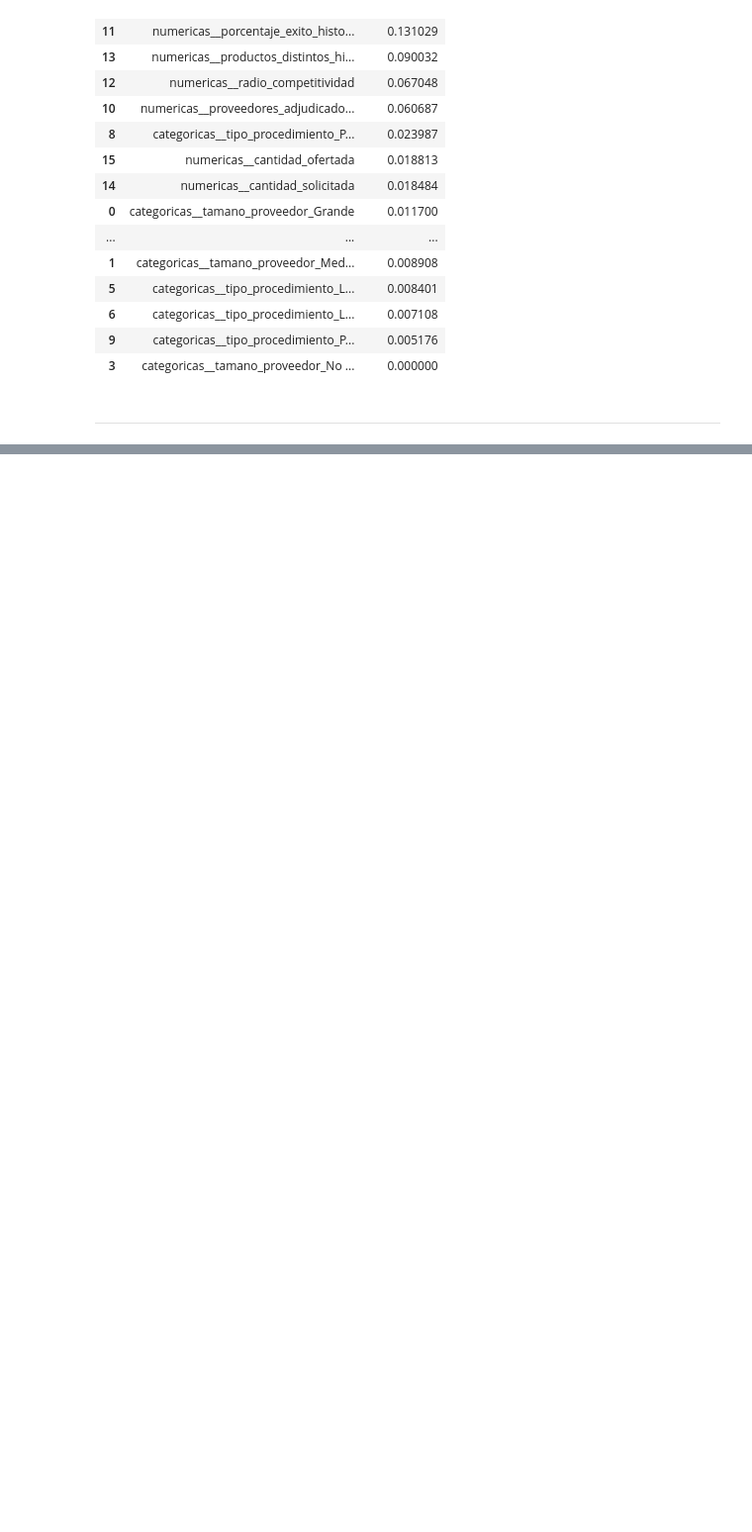
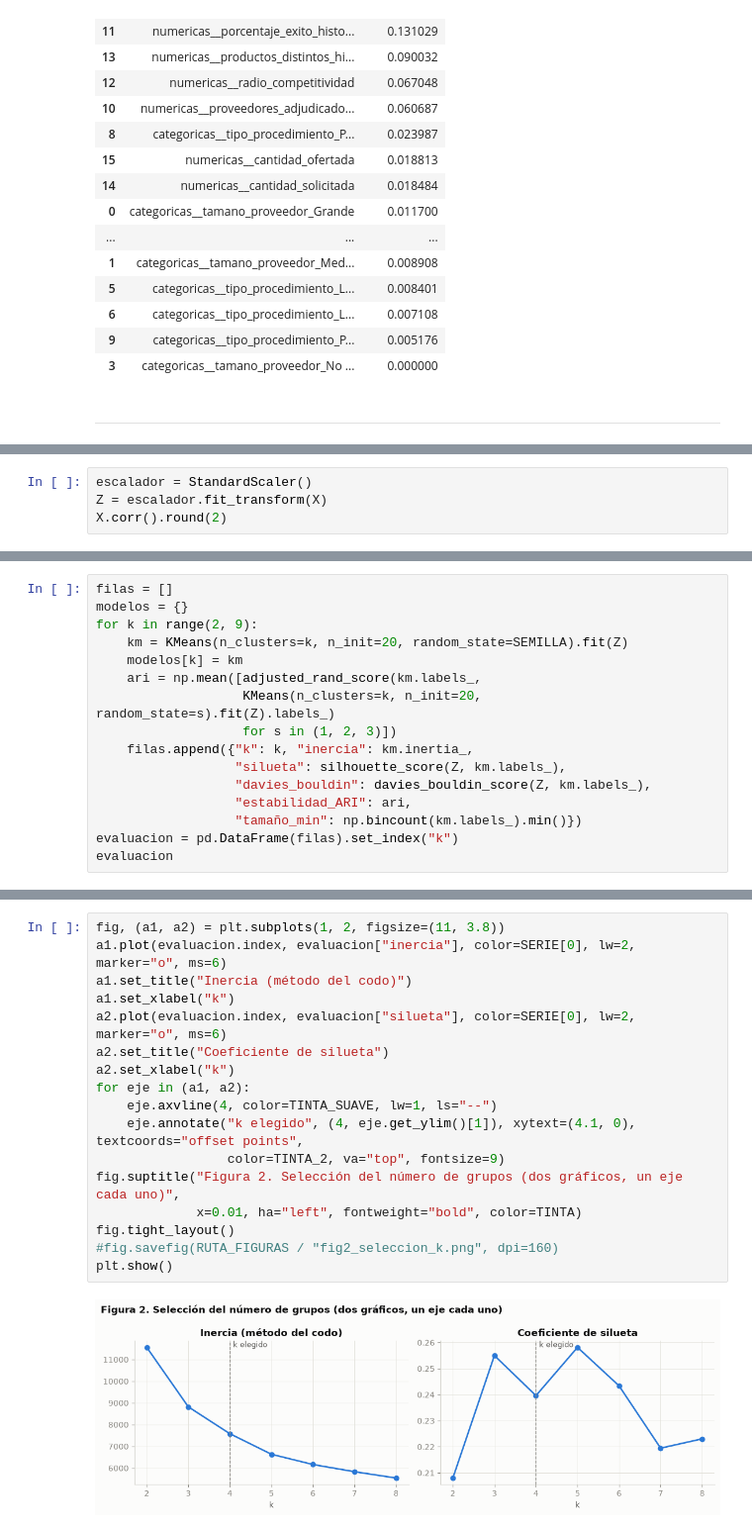
Before and after one commit to ssolorzanocr/Modelo_predictivo_SICOP, a Jupyter notebook: Evaluacion_modelo.ipynb, the cells around one changed output, grey strips where cells are left out. Shown at 99% size. Saved outputs shown, nothing was run; the diff lists cells and outputs as text; blank space fills up the shorter version.

```diff
--- a/Evaluacion_modelo.ipynb
+++ b/Evaluacion_modelo.ipynb
@@ -1003,0 +1156,4 @@ resumen
+# %%
+escalador = StandardScaler()
+Z = escalador.fit_transform(X)
+X.corr().round(2)
@@ -1003,0 +1187,16 @@ resumen
+# %%
+filas = []
+modelos = {}
+for k in range(2, 9):
+    km = KMeans(n_clusters=k, n_init=20, random_state=SEMILLA).fit(Z)
+    modelos[k] = km
+    ari = np.mean([adjusted_rand_score(km.labels_,
+                   KMeans(n_clusters=k, n_init=20, random_state=s).fit(Z).labels_)
+                   for s in (1, 2, 3)])
+    filas.append({"k": k, "inercia": km.inertia_,
+                  "silueta": silhouette_score(Z, km.labels_),
+                  "davies_bouldin": davies_bouldin_score(Z, km.labels_),
+                  "estabilidad_ARI": ari,
+                  "tamaño_min": np.bincount(km.labels_).min()})
+evaluacion = pd.DataFrame(filas).set_index("k")
+evaluacion
@@ -1003,0 +1213,19 @@ resumen
+# %%
+fig, (a1, a2) = plt.subplots(1, 2, figsize=(11, 3.8))
+a1.plot(evaluacion.index, evaluacion["inercia"], color=SERIE[0], lw=2, marker="o", ms=6)
+a1.set_title("Inercia (método del codo)")
+a1.set_xlabel("k")
+a2.plot(evaluacion.index, evaluacion["silueta"], color=SERIE[0], lw=2, marker="o", ms=6)
+a2.set_title("Coeficiente de silueta")
+a2.set_xlabel("k")
+for eje in (a1, a2):
+    eje.axvline(4, color=TINTA_SUAVE, lw=1, ls="--")
+    eje.annotate("k elegido", (4, eje.get_ylim()[1]), xytext=(4.1, 0), textcoords="offset points",
+                 color=TINTA_2, va="top", fontsize=9)
+fig.suptitle("Figura 2. Selección del número de grupos (dos gráficos, un eje cada uno)",
+             x=0.01, ha="left", fontweight="bold", color=TINTA)
+fig.tight_layout()
+#fig.savefig(RUTA_FIGURAS / "fig2_seleccion_k.png", dpi=160)
+plt.show()
+# %% [output]
+[figure, added]
```
Also changed, not shown: parts of 40 cells of this notebook.
